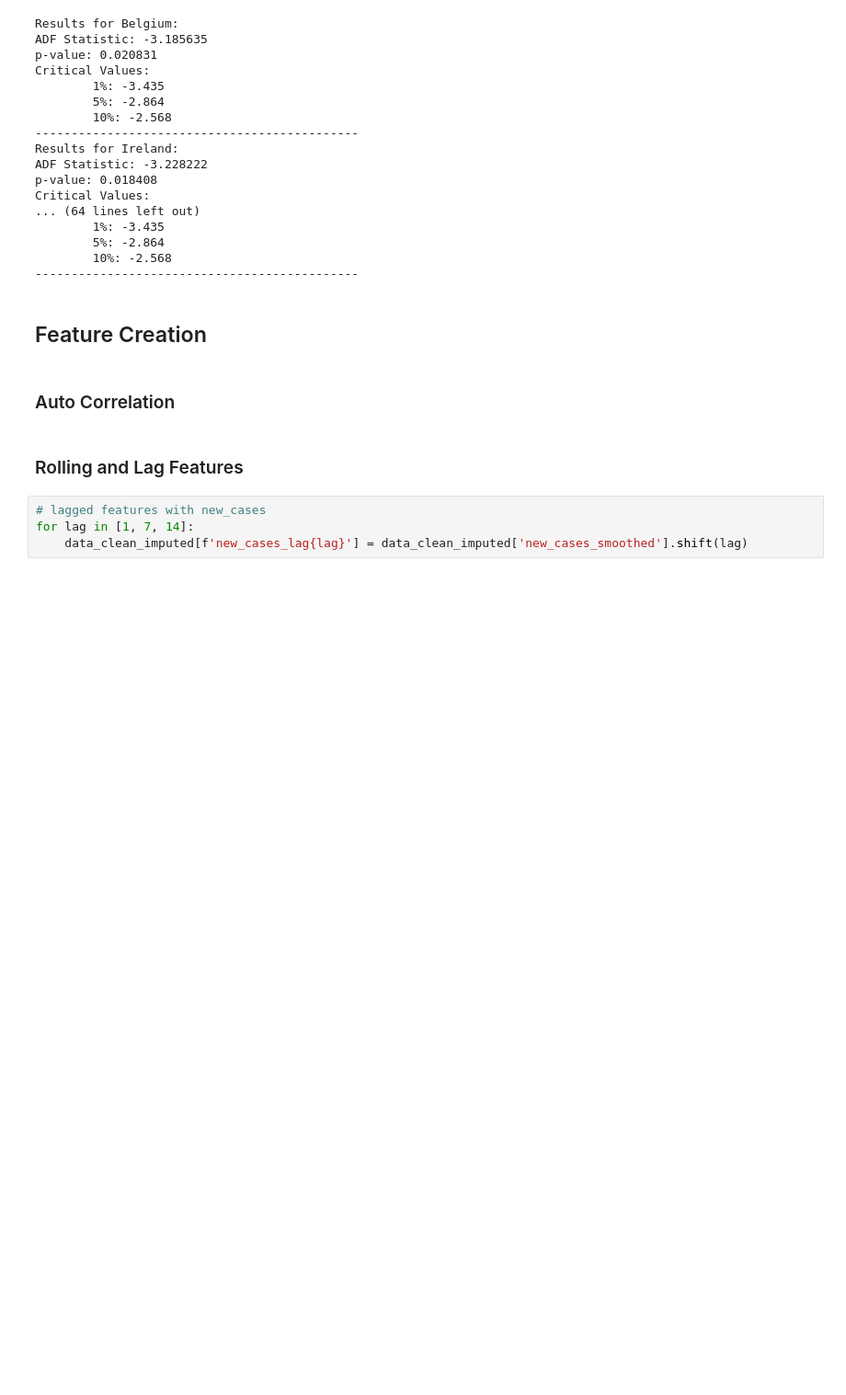
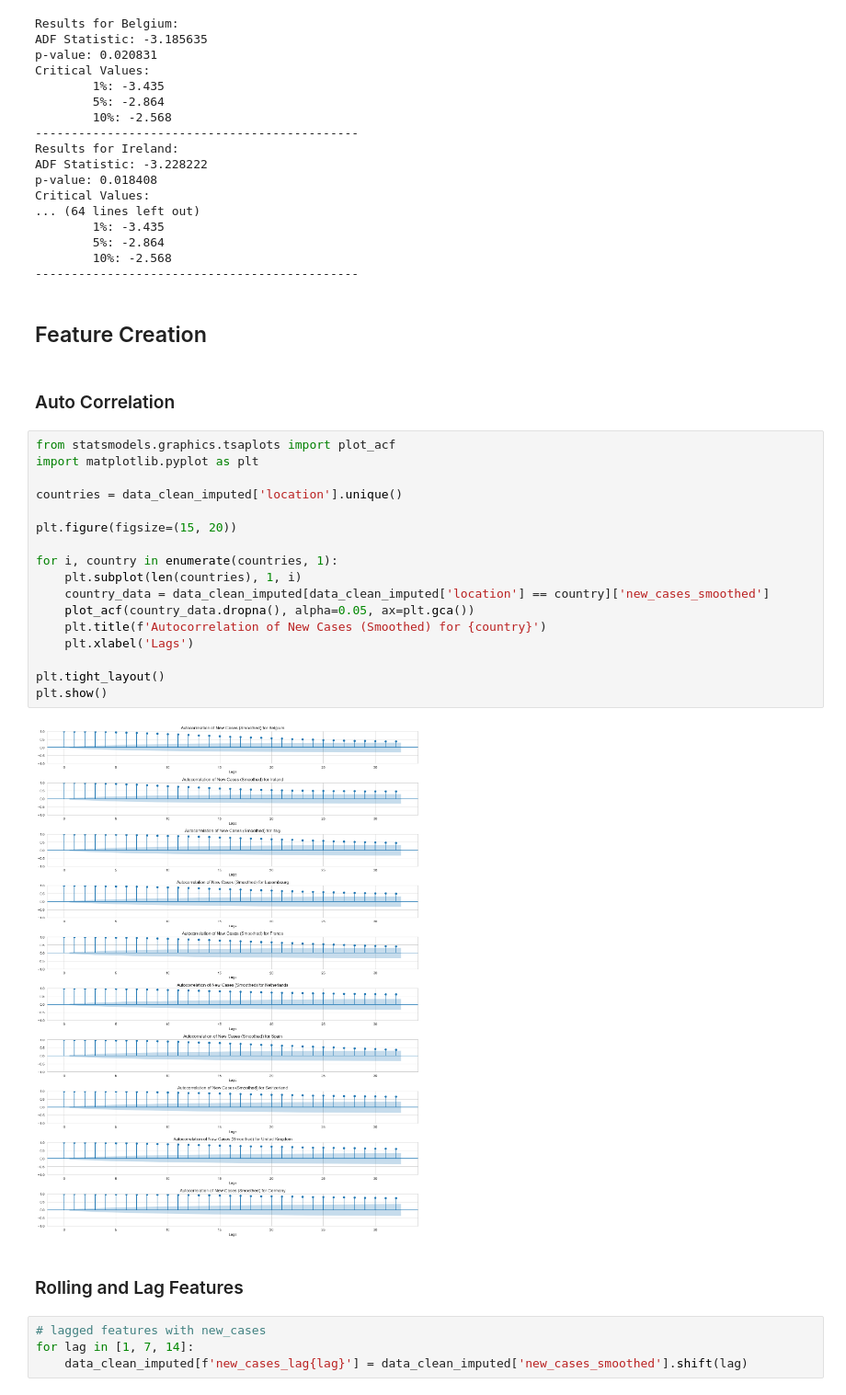
Before and after one commit to FYEH779/Stat-390-Project, a Jupyter notebook: DataPrepTenCountries.ipynb, the cells around one changed output. Shown at 92% size. Drawn from its saved outputs; the diff is of its cells as text; blank space fills up the shorter version.

```diff
--- a/DataPrepTenCountries.ipynb
+++ b/DataPrepTenCountries.ipynb
@@ -305,6 +391,25 @@ Critical Values:
 ## Feature Creation
 # %% [markdown]
 ### Auto Correlation
+# %%
+from statsmodels.graphics.tsaplots import plot_acf
+import matplotlib.pyplot as plt
+
+countries = data_clean_imputed['location'].unique()
+
+plt.figure(figsize=(15, 20))
+
+for i, country in enumerate(countries, 1):
+    plt.subplot(len(countries), 1, i)
+    country_data = data_clean_imputed[data_clean_imputed['location'] == country]['new_cases_smoothed']
+    plot_acf(country_data.dropna(), alpha=0.05, ax=plt.gca())
+    plt.title(f'Autocorrelation of New Cases (Smoothed) for {country}')
+    plt.xlabel('Lags')
+
+plt.tight_layout()
+plt.show()
+# %% [output]
+[figure, added]
 # %% [markdown]
 ### Rolling and Lag Features
 # %%
```
Also changed, not shown: parts of 20 cells of this notebook.
